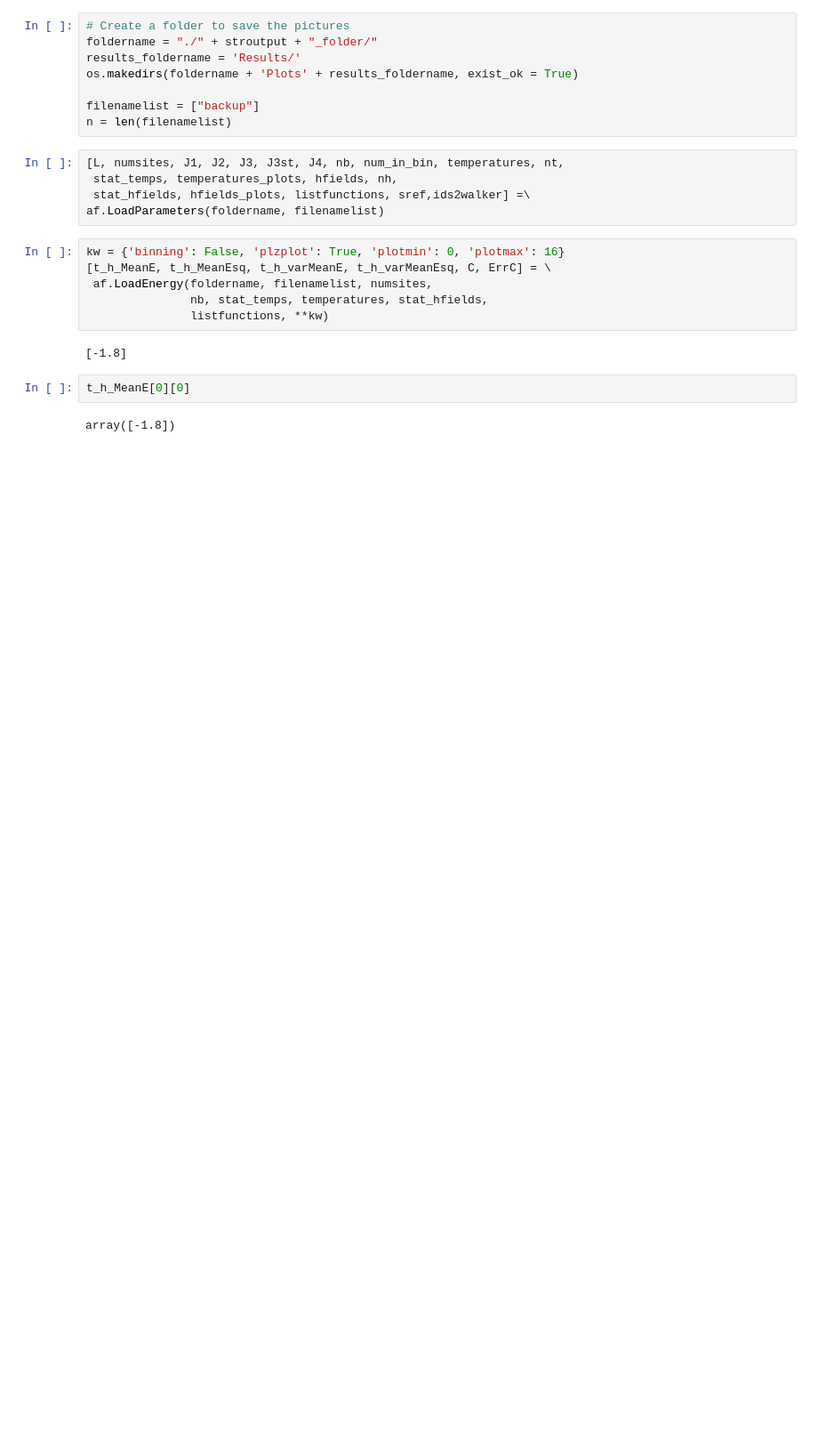
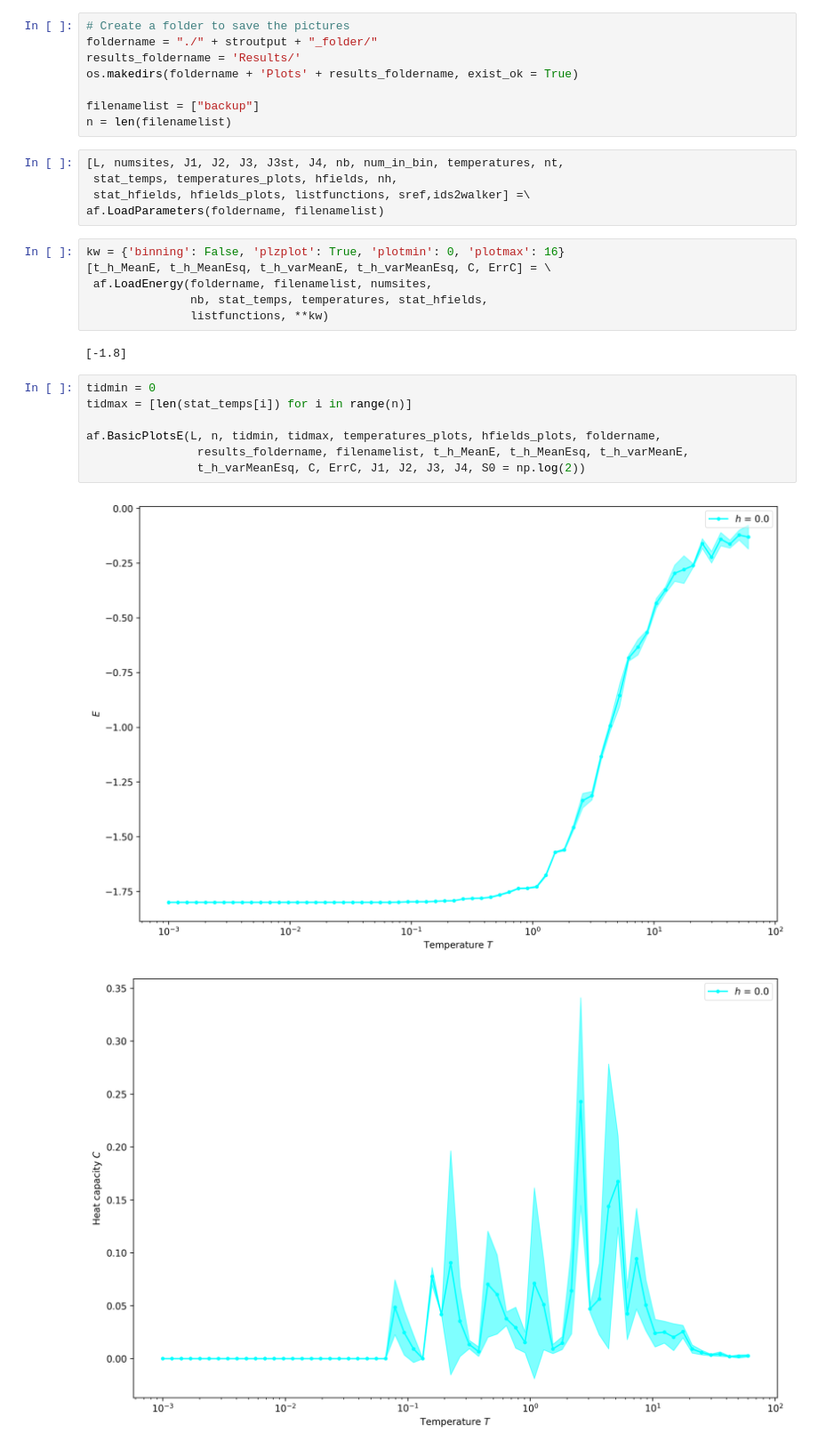
Before and after one commit to jeannecolbois/myopic-dual-worm, a Jupyter notebook: dualworm-kagome/GroundStates/GroundStateAnalysis-Phase8.ipynb, the cells around one changed output. Shown at 89% size. Drawn from its saved outputs; the diff is of its cells as text; blank space fills up the shorter version.

```diff
--- a/dualworm-kagome/GroundStates/GroundStateAnalysis-Phase8.ipynb
+++ b/dualworm-kagome/GroundStates/GroundStateAnalysis-Phase8.ipynb
@@ -72,7 +72,13 @@ kw = {'binning': False, 'plzplot': True, 'plotmin': 0, 'plotmax': 16}
                listfunctions, **kw)
 # %% [output]
 [-1.8]
-# %%
-t_h_MeanE[0][0]
-# %% [output]
-array([-1.8])
+# %%
+tidmin = 0
+tidmax = [len(stat_temps[i]) for i in range(n)]
+
+af.BasicPlotsE(L, n, tidmin, tidmax, temperatures_plots, hfields_plots, foldername,
+                results_foldername, filenamelist, t_h_MeanE, t_h_MeanEsq, t_h_varMeanE,
+                t_h_varMeanEsq, C, ErrC, J1, J2, J3, J4, S0 = np.log(2))
+# %% [output]
+[figure, added]
+[figure, added]
```
Also changed, not shown: parts of 7 cells of this notebook, 8 other files.
